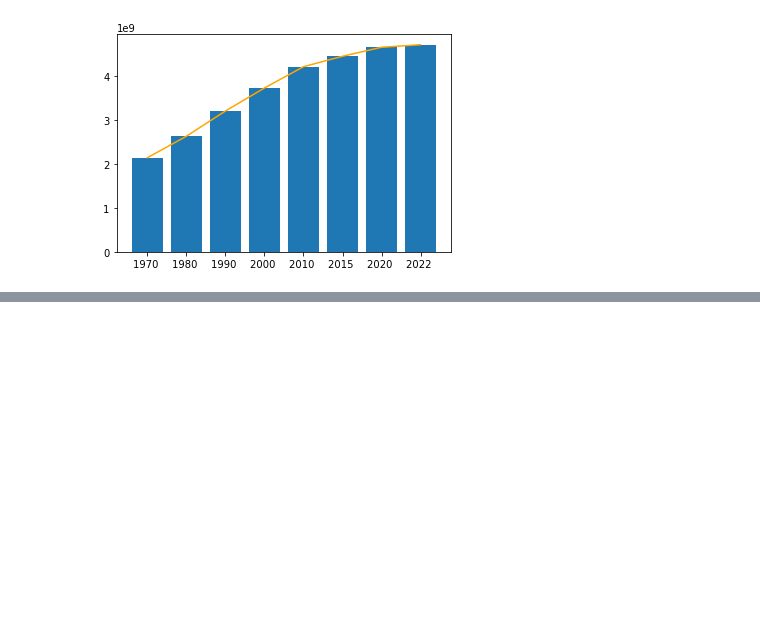
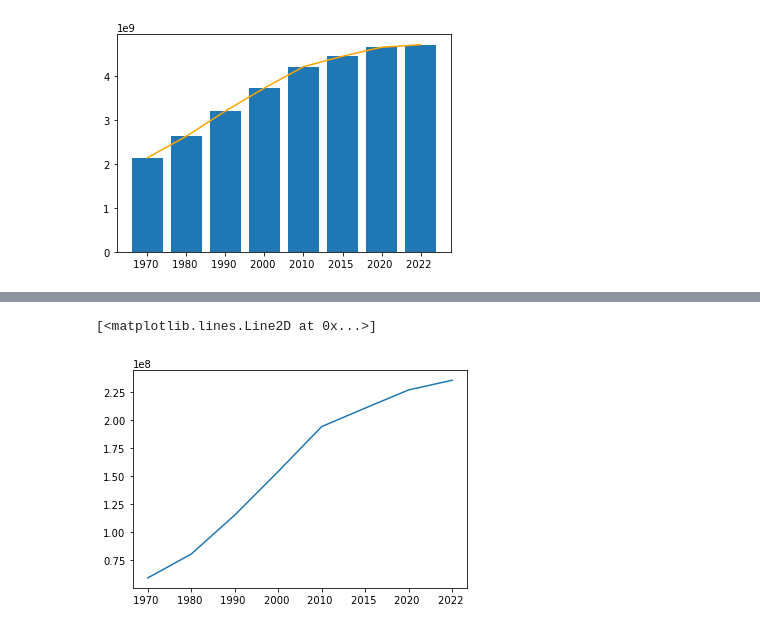
Before and after one commit to dbenitoe/TTS-Final-Project-Submission, a Jupyter notebook: Asia_Population.ipynb, the cells around one changed output, grey strips where cells are left out. Cells and saved outputs as stored; diff of their text form; code cells hidden in the pictures; blank space fills up the shorter version.

```diff
--- a/Asia_Population.ipynb
+++ b/Asia_Population.ipynb
@@ -114,0 +132,16 @@ ax.plot(years, pop_totals, color = 'orange')
+# %%
+#Population Change of Pakistan from 1970 to 2022
+pakistan = asia[asia['Country'] == 'Pakistan']
+pak = pakistan.values
+pop_array = pak[0, 5:13]
+
+pakistan_pop_list = []
+for i in range(len(pop_array)):
+    pakistan_pop_list.append(pop_array[i])
+
+pakistan_pop_list.reverse()
+
+plt.plot(years, pakistan_pop_list)
+# %% [output]
+[<matplotlib.lines.Line2D at 0x...>]
+[figure, added]
```
Also changed, not shown: parts of 5 cells of this notebook.
